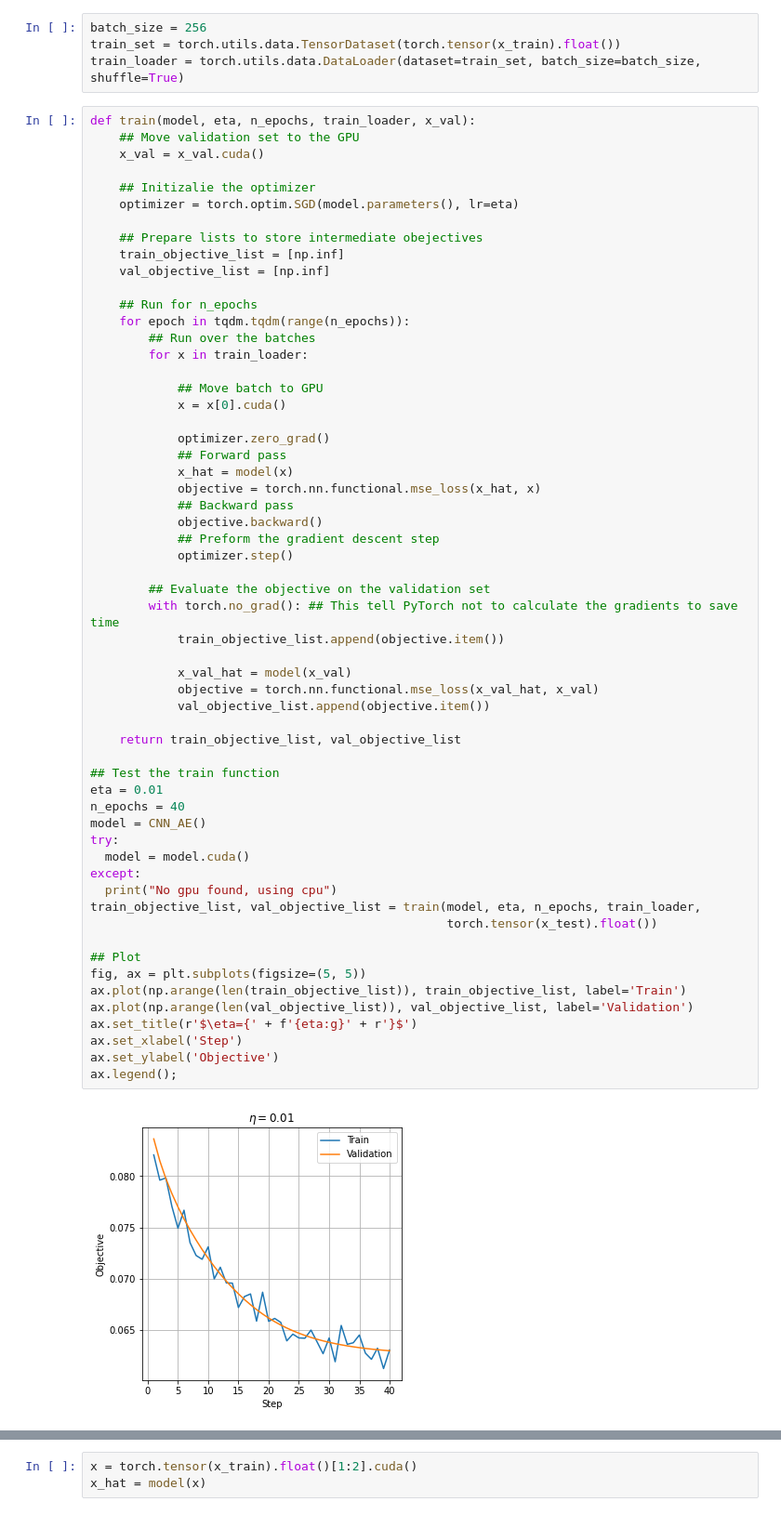
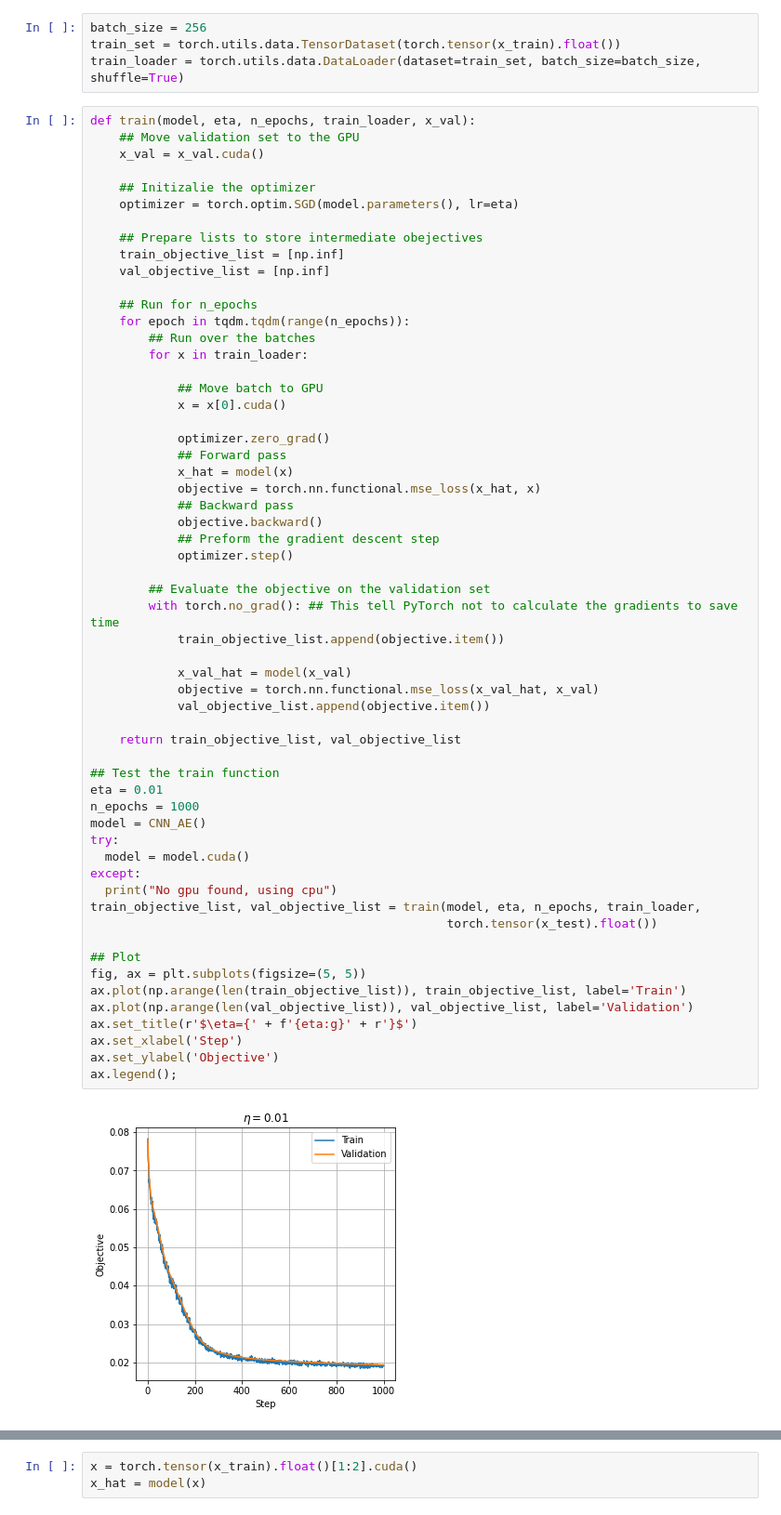
Before and after one commit to sgalrot/simpsons_compression, a Jupyter notebook: simpsons_compression.ipynb, the cells around one changed output, grey strips where cells are left out. Shown at 93% size. Cells and saved outputs as stored; diff of their text form.

```diff
--- a/simpsons_compression.ipynb
+++ b/simpsons_compression.ipynb
@@ -284,32 +258,32 @@ def train(model, eta, n_epochs, train_loader, x_val):
 
         ## Evaluate the objective on the validation set
         with torch.no_grad(): ## This tell PyTorch not to calculate the gradients to save time
             train_objective_list.append(objective.item())
 
             x_val_hat = model(x_val)
             objective = torch.nn.functional.mse_loss(x_val_hat, x_val)
             val_objective_list.append(objective.item())
 
     return train_objective_list, val_objective_list
 
 ## Test the train function
 eta = 0.01
-n_epochs = 40
+n_epochs = 1000
 model = CNN_AE()
 try:
   model = model.cuda()
 except:
   print("No gpu found, using cpu")
 train_objective_list, val_objective_list = train(model, eta, n_epochs, train_loader,
                                                  torch.tensor(x_test).float())
 
 ## Plot
 fig, ax = plt.subplots(figsize=(5, 5))
 ax.plot(np.arange(len(train_objective_list)), train_objective_list, label='Train')
 ax.plot(np.arange(len(val_objective_list)), val_objective_list, label='Validation')
 ax.set_title(r'$\eta={' + f'{eta:g}' + r'}$')
 ax.set_xlabel('Step')
 ax.set_ylabel('Objective')
 ax.legend();
 # %% [output]
-[figure, old version]
+[figure, new version]
```
Also changed, not shown: parts of 10 cells of this notebook.
